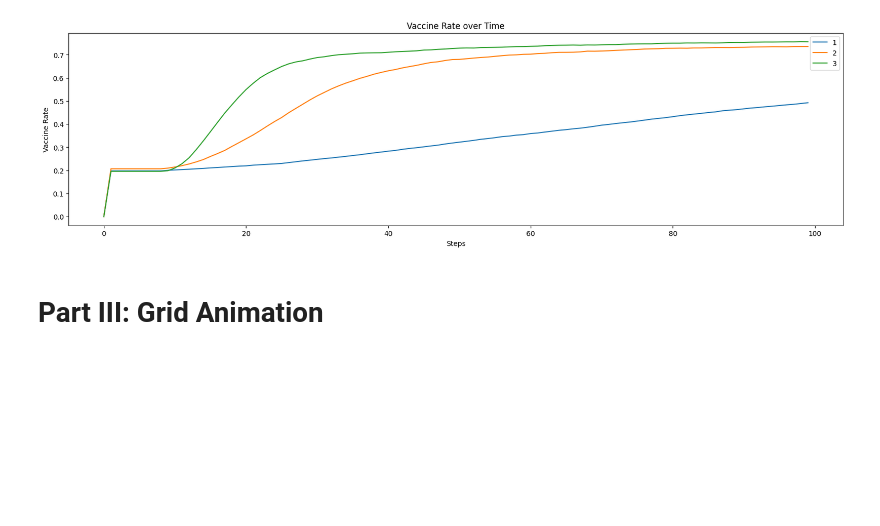
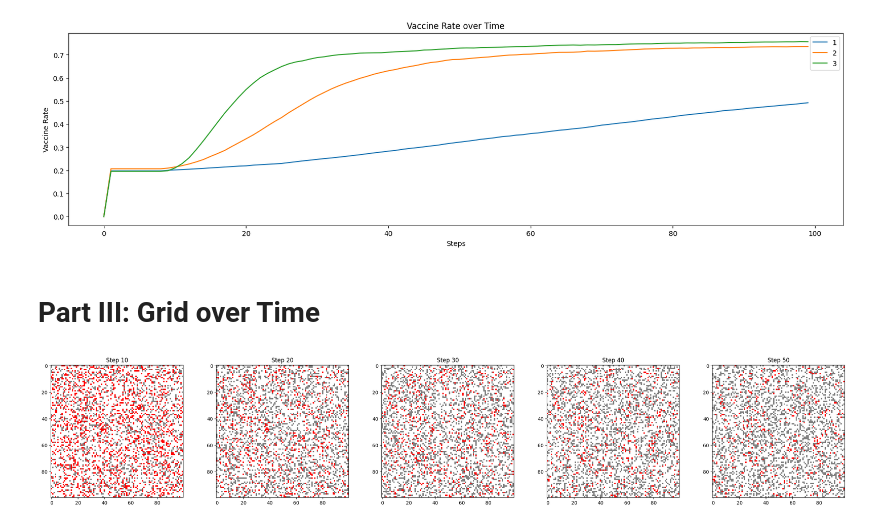
Before and after one commit to danieltobiastan97/diseasesABM, a Jupyter notebook: project.ipynb, the cells around one changed output. Drawn from its saved outputs; the diff is of its cells as text; code cells hidden in the pictures; blank space fills up the shorter version.

Commit message:
added grid config

```diff
--- a/project.ipynb
+++ b/project.ipynb
@@ -246,6 +246,8 @@ class Suburb():
     def one_step(self):
         # check number of infected people
         for human in self.humans:
+            human.death()
+            self.remove_replace_dead(human)
             n_infected = self.scan(human)
             human.recovery()
             human.infect(n_infected)
@@ -271,10 +273,11 @@ class Suburb():
         total_hum = np.zeros(n_steps, dtype=float)
 
         n_steps_plot = n_steps//10
+        init_grid = self.grid.copy()
 
         # show initial plot
         if show_plot is True:
-            fig, axs = plt.subplots(1, n_steps_plot, figsize=(22, 4))
+            fig, axs = plt.subplots(1, n_steps_plot, figsize=(30, 5))
 
         for step in range(1,n_steps):
             # number of infected people
@@ -322,7 +325,7 @@ class Suburb():
                 ax.imshow(self.grid, cmap=cmap, norm=norm)
                 ax.set_title('Step {}'.format(step))
 
-        return record, infections, vaccine_perc, deaths, total_hum
+        return record, infections, vaccine_perc, deaths, total_hum, init_grid
 # %% [markdown]
 # Part II: Hyperparameter Tuning
 
@@ -718,4 +721,17 @@ plt.show()
 # %% [output]
 [figure]
 # %% [markdown]
-# Part III: Grid Animation
+# Part III: Grid over Time
+# %%
+reset_hyperparams()
+n_humans = 3000
+steps = 51
+infection_rate = 0.5
+vaccine_multiplier = 0.3 # higher vacc multiplier means lower effectiveness of vaccine
+vaccine_randomness = 0.2 # can be used to increase or decrease the randomness of the vaccine from person to person
+
+sub = Suburb()
+# plot initial grid space
+_,_,_,_,_,init = sub.step(n_humans, steps, show_plot = True, vaccine_multiplier = vaccine_multiplier, immunity_multiplier=immunity_multiplier)
+# %% [output]
+[figure, added]
```
Also changed, not shown: parts of 1 cell of this notebook.
